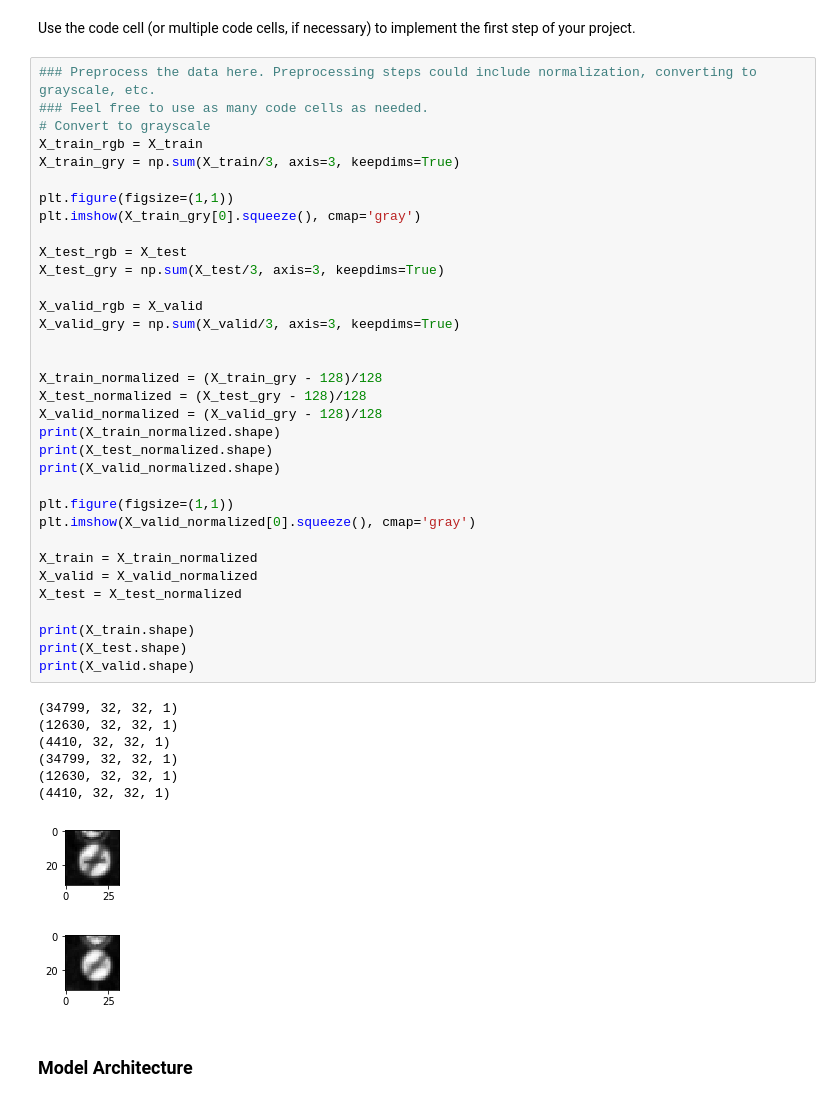
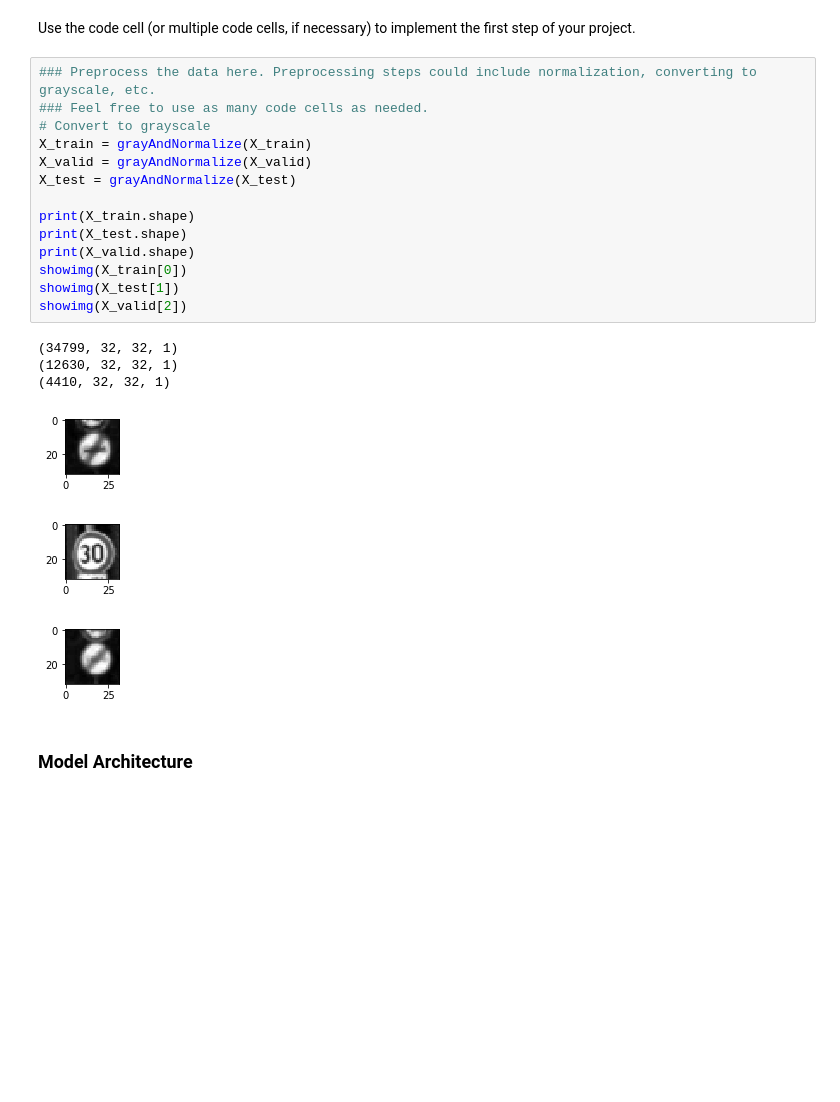
Before and after one commit to ahubi/CarND-Traffic-Sign-Classifier-Project, a Jupyter notebook: Traffic_Sign_Classifier.ipynb, the cells around one changed output. Cells and saved outputs as stored; diff of their text form; blank space fills up the shorter version.

```diff
--- a/Traffic_Sign_Classifier.ipynb
+++ b/Traffic_Sign_Classifier.ipynb
@@ -168,46 +189,24 @@ Use the code cell (or multiple code cells, if necessary) to implement the first
 # %%
 ### Preprocess the data here. Preprocessing steps could include normalization, converting to grayscale, etc.
 ### Feel free to use as many code cells as needed.
 # Convert to grayscale
-X_train_rgb = X_train
-X_train_gry = np.sum(X_train/3, axis=3, keepdims=True)
-
-plt.figure(figsize=(1,1))
-plt.imshow(X_train_gry[0].squeeze(), cmap='gray')
-
-X_test_rgb = X_test
-X_test_gry = np.sum(X_test/3, axis=3, keepdims=True)
-
-X_valid_rgb = X_valid
-X_valid_gry = np.sum(X_valid/3, axis=3, keepdims=True)
-
-
-X_train_normalized = (X_train_gry - 128)/128
-X_test_normalized = (X_test_gry - 128)/128
-X_valid_normalized = (X_valid_gry - 128)/128
-print(X_train_normalized.shape)
-print(X_test_normalized.shape)
-print(X_valid_normalized.shape)
-
-plt.figure(figsize=(1,1))
-plt.imshow(X_valid_normalized[0].squeeze(), cmap='gray')
-
-X_train = X_train_normalized
-X_valid = X_valid_normalized
-X_test = X_test_normalized
+X_train = grayAndNormalize(X_train)
+X_valid = grayAndNormalize(X_valid)
+X_test = grayAndNormalize(X_test)
 
 print(X_train.shape)
 print(X_test.shape)
 print(X_valid.shape)
+showimg(X_train[0])
+showimg(X_test[1])
+showimg(X_valid[2])
 # %% [output]
 (34799, 32, 32, 1)
 (12630, 32, 32, 1)
 (4410, 32, 32, 1)
-(34799, 32, 32, 1)
-(12630, 32, 32, 1)
-(4410, 32, 32, 1)
 [figure]
-[figure, old version]
+[figure, new version]
+[figure, added]
 # %% [markdown]
 ### Model Architecture
 # %%
```
Also changed, not shown: parts of 8 cells of this notebook.
